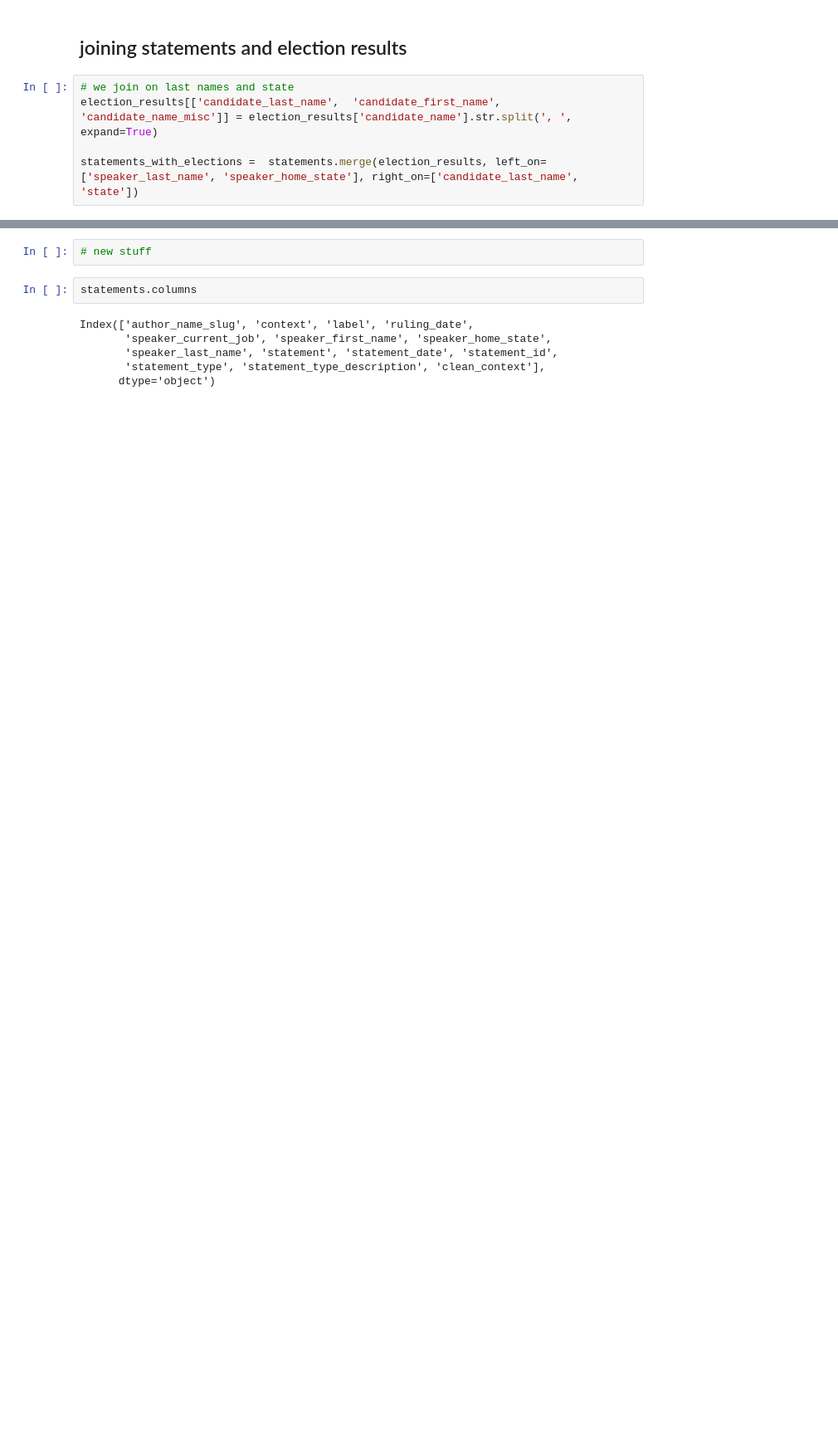
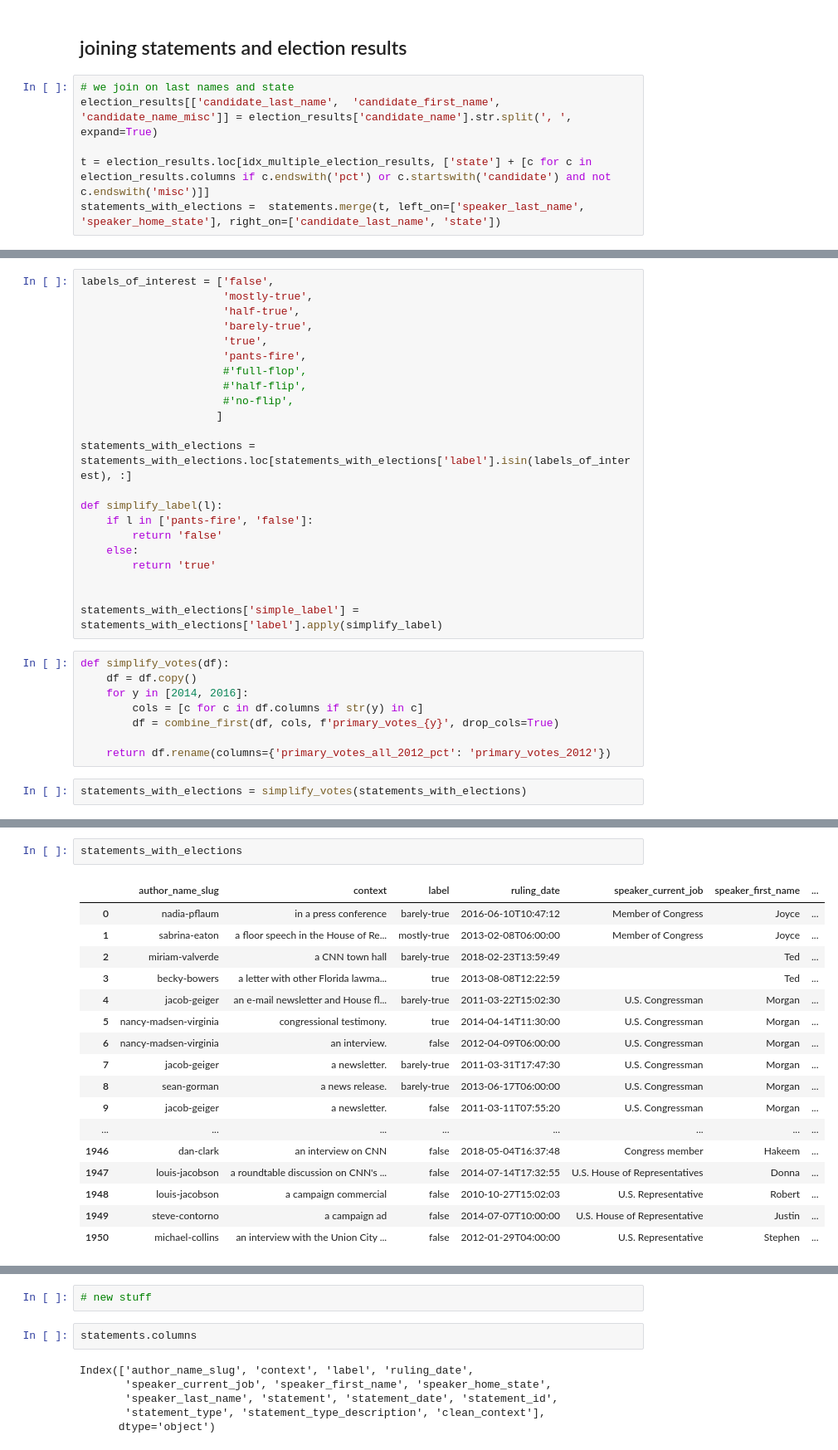
Before and after one commit to ExploringLies/lies-have-short-legs, a Jupyter notebook: notebooks/ElectionStuff.ipynb, the cells around one changed output, grey strips where cells are left out. Shown at 83% size. Cells and saved outputs as stored; diff of their text form; blank space fills up the shorter version.

```diff
--- a/notebooks/ElectionStuff.ipynb
+++ b/notebooks/ElectionStuff.ipynb
@@ -278,4 +289,5 @@ election_results[idx_multiple_election_results].head()
 # we join on last names and state
 election_results[['candidate_last_name',  'candidate_first_name', 'candidate_name_misc']] = election_results['candidate_name'].str.split(', ', expand=True)
 
-statements_with_elections =  statements.merge(election_results, left_on=['speaker_last_name', 'speaker_home_state'], right_on=['candidate_last_name', 'state'])
+t = election_results.loc[idx_multiple_election_results, ['state'] + [c for c in election_results.columns if c.endswith('pct') or c.startswith('candidate') and not c.endswith('misc')]]
+statements_with_elections =  statements.merge(t, left_on=['speaker_last_name', 'speaker_home_state'], right_on=['candidate_last_name', 'state'])
@@ -281,0 +296,32 @@ statements_with_elections =  statements.merge(election_results, left_on=['speake
+# %%
+labels_of_interest = ['false',
+                      'mostly-true',
+                      'half-true',
+                      'barely-true',
+                      'true',
+                      'pants-fire',
+                      #'full-flop',
+                      #'half-flip',
+                      #'no-flip',
+                     ]
+
+statements_with_elections = statements_with_elections.loc[statements_with_elections['label'].isin(labels_of_interest), :]
+
+def simplify_label(l):
+    if l in ['pants-fire', 'false']:
+        return 'false'
+    else:
+        return 'true'
+
+
+statements_with_elections['simple_label'] = statements_with_elections['label'].apply(simplify_label)
+# %%
+def simplify_votes(df):
+    df = df.copy()
+    for y in [2014, 2016]:
+        cols = [c for c in df.columns if str(y) in c]
+        df = combine_first(df, cols, f'primary_votes_{y}', drop_cols=True)
+
+    return df.rename(columns={'primary_votes_all_2012_pct': 'primary_votes_2012'})
+# %%
+statements_with_elections = simplify_votes(statements_with_elections)
@@ -281,0 +333,20 @@ statements_with_elections =  statements.merge(election_results, left_on=['speake
+# %%
+statements_with_elections
+# %% [output]
+|  | author_name_slug | context | label | ruling_date | speaker_current_job | speaker_first_name | ... |
+| 0 | nadia-pflaum | in a press conference | barely-true | 2016-06-10T10:47:12 | Member of Congress | Joyce | ... |
+| 1 | sabrina-eaton | a floor speech in the House of Re... | mostly-true | 2013-02-08T06:00:00 | Member of Congress | Joyce | ... |
+| 2 | miriam-valverde | a CNN town hall | barely-true | 2018-02-23T13:59:49 |  | Ted | ... |
+| 3 | becky-bowers | a letter with other Florida lawma... | true | 2013-08-08T12:22:59 |  | Ted | ... |
+| 4 | jacob-geiger | an e-mail newsletter and House fl... | barely-true | 2011-03-22T15:02:30 | U.S. Congressman | Morgan | ... |
+| 5 | nancy-madsen-virginia | congressional testimony. | true | 2014-04-14T11:30:00 | U.S. Congressman | Morgan | ... |
+| 6 | nancy-madsen-virginia | an interview. | false | 2012-04-09T06:00:00 | U.S. Congressman | Morgan | ... |
+| 7 | jacob-geiger | a newsletter. | barely-true | 2011-03-31T17:47:30 | U.S. Congressman | Morgan | ... |
+| 8 | sean-gorman | a news release. | barely-true | 2013-06-17T06:00:00 | U.S. Congressman | Morgan | ... |
+| 9 | jacob-geiger | a newsletter. | false | 2011-03-11T07:55:20 | U.S. Congressman | Morgan | ... |
+| ... | ... | ... | ... | ... | ... | ... | ... |
+| 1946 | dan-clark | an interview on CNN | false | 2018-05-04T16:37:48 | Congress member | Hakeem | ... |
+| 1947 | louis-jacobson | a roundtable discussion on CNN's ... | false | 2014-07-14T17:32:55 | U.S. House of Representatives | Donna | ... |
+| 1948 | louis-jacobson | a campaign commercial | false | 2010-10-27T15:02:03 | U.S. Representative | Robert | ... |
+| 1949 | steve-contorno | a campaign ad | false | 2014-07-07T10:00:00 | U.S. House of Representative | Justin | ... |
+| 1950 | michael-collins | an interview with the Union City ... | false | 2012-01-29T04:00:00 | U.S. Representative | Stephen | ... |
```
Also changed, not shown: parts of 14 cells of this notebook, 1 other file.
